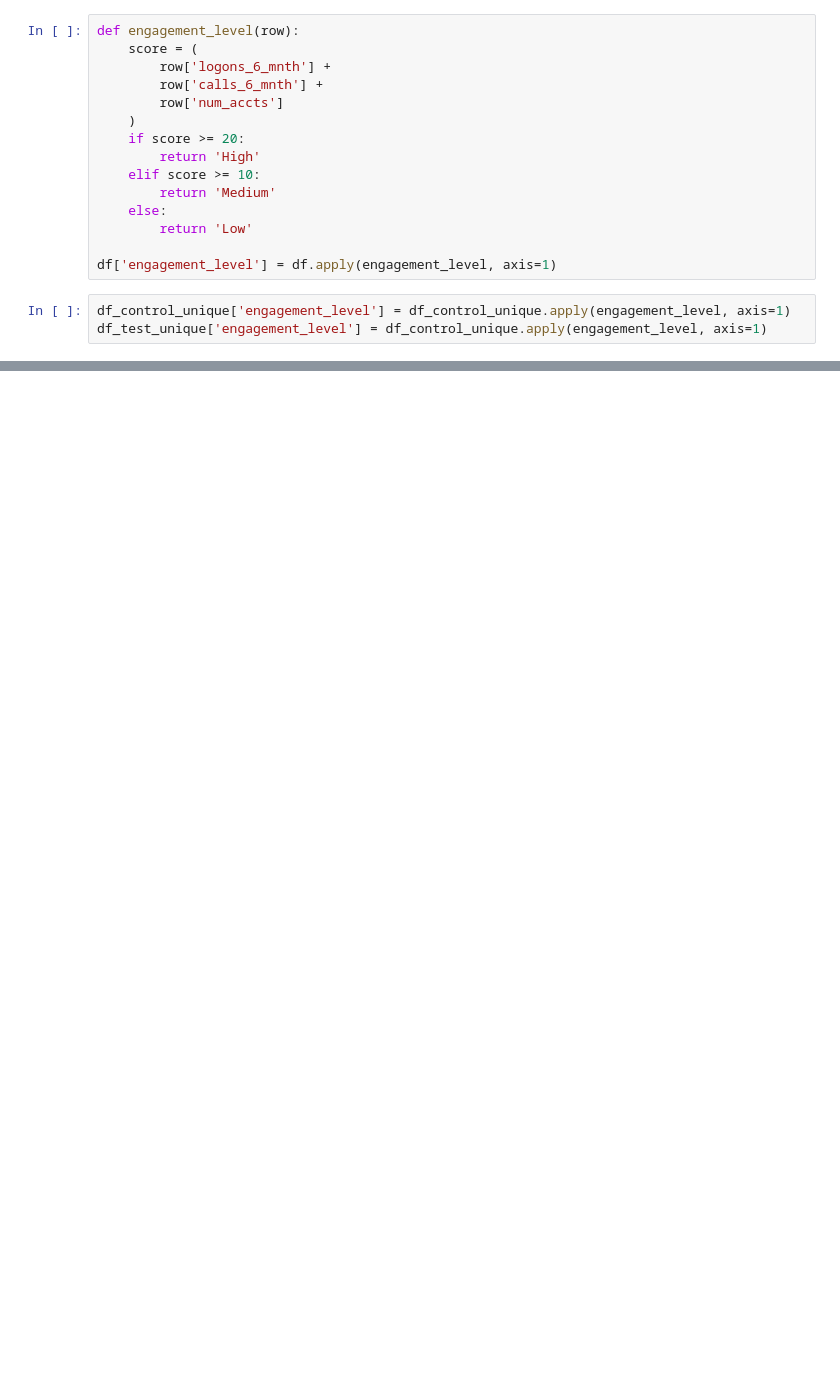
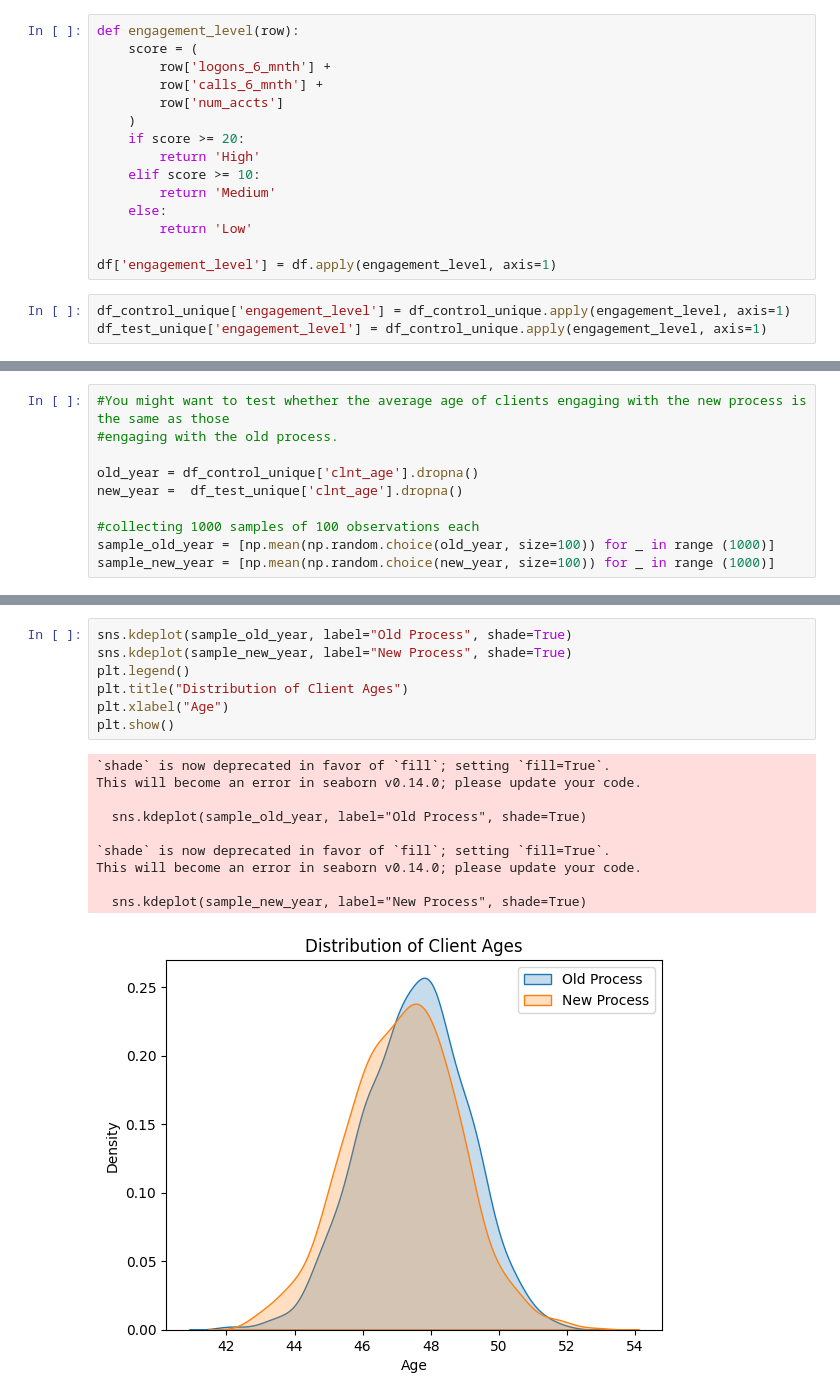
Before and after one commit to JujuGnirt/vanguard-ab-test, a Jupyter notebook: notebooks/Expl_vanguard_data_julie.ipynb, the cells around one changed output, grey strips where cells are left out. Drawn from its saved outputs; the diff is of its cells as text; blank space fills up the shorter version.

```diff
--- a/notebooks/Expl_vanguard_data_julie.ipynb
+++ b/notebooks/Expl_vanguard_data_julie.ipynb
@@ -281,0 +213,10 @@ NameError: name 'df_test_unique' is not defined
+# %%
+#You might want to test whether the average age of clients engaging with the new process is the same as those
+#engaging with the old process.
+
+old_year = df_control_unique['clnt_age'].dropna()
+new_year =  df_test_unique['clnt_age'].dropna()
+
+#collecting 1000 samples of 100 observations each
+sample_old_year = [np.mean(np.random.choice(old_year, size=100)) for _ in range (1000)]
+sample_new_year = [np.mean(np.random.choice(new_year, size=100)) for _ in range (1000)]
@@ -281,0 +232,18 @@ NameError: name 'df_test_unique' is not defined
+# %%
+sns.kdeplot(sample_old_year, label="Old Process", shade=True)
+sns.kdeplot(sample_new_year, label="New Process", shade=True)
+plt.legend()
+plt.title("Distribution of Client Ages")
+plt.xlabel("Age")
+plt.show()
+# %% [output]
+`shade` is now deprecated in favor of `fill`; setting `fill=True`.
+This will become an error in seaborn v0.14.0; please update your code.
+
+  sns.kdeplot(sample_old_year, label="Old Process", shade=True)
+
+`shade` is now deprecated in favor of `fill`; setting `fill=True`.
+This will become an error in seaborn v0.14.0; please update your code.
+
+  sns.kdeplot(sample_new_year, label="New Process", shade=True)
+[figure, added]
```
Also changed, not shown: parts of 18 cells of this notebook.
